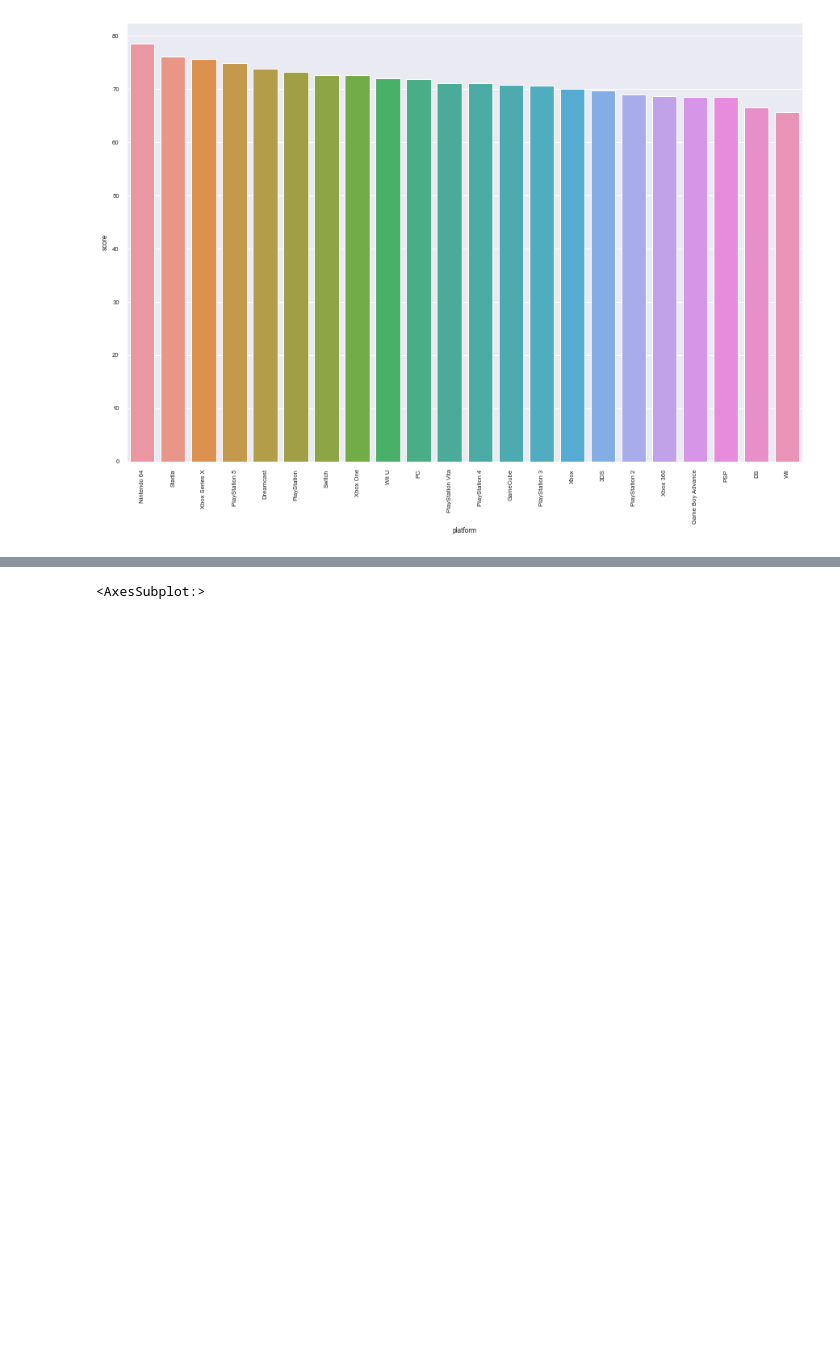
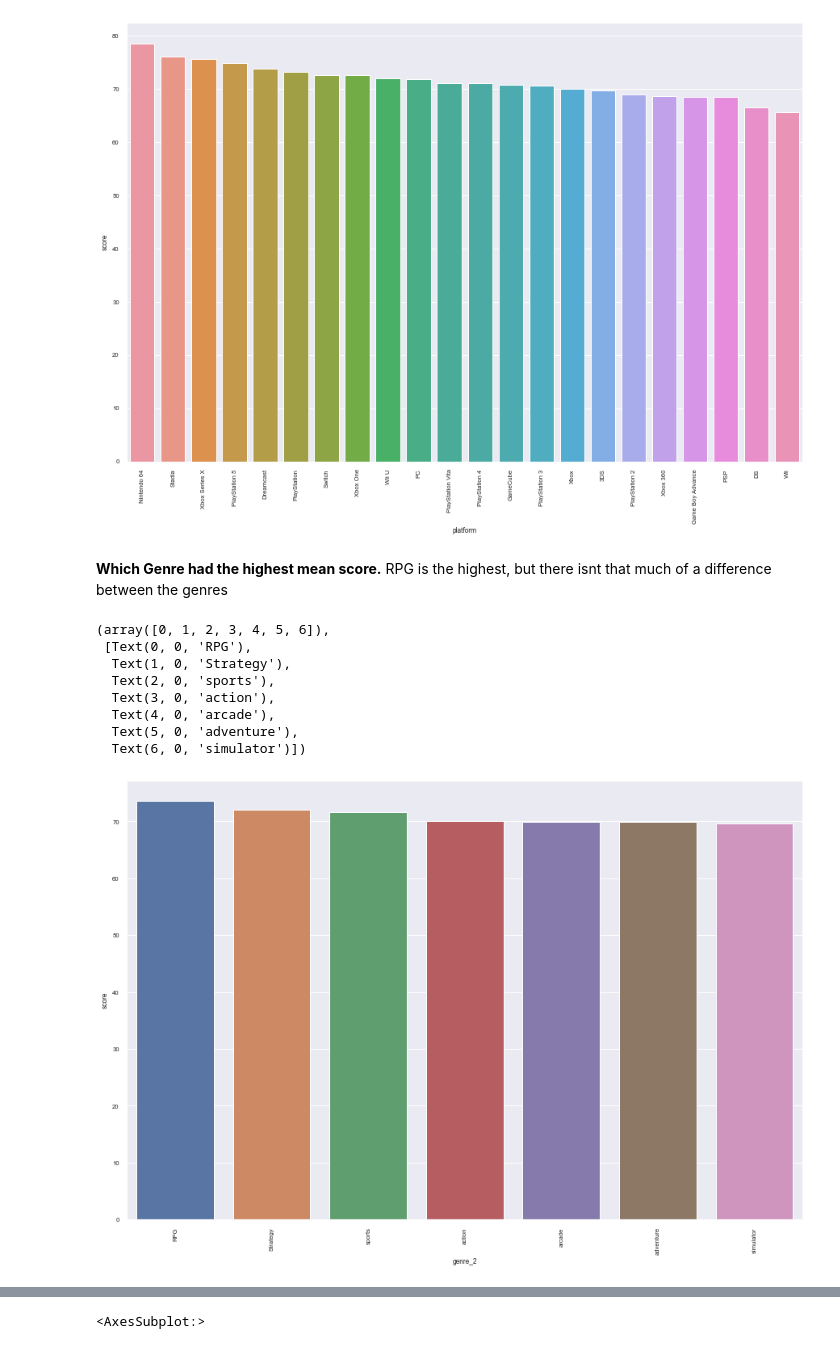
Before and after one commit to Tzach182/Data_Science_Project, a Jupyter notebook: step_3_exploratory_data_analysis.ipynb, the cells around one changed output, grey strips where cells are left out. Saved outputs shown, nothing was run; the diff lists cells and outputs as text; code cells hidden in the pictures; blank space fills up the shorter version.

```diff
--- a/step_3_exploratory_data_analysis.ipynb
+++ b/step_3_exploratory_data_analysis.ipynb
@@ -148,4 +148,23 @@ plt.xticks(rotation=90)
   Text(20, 0, 'DS'),
   Text(21, 0, 'Wii')])
 [figure]
+# %% [markdown]
+**Which Genre had the highest mean score.** RPG is the highest, but there isnt that much of a difference between the genres
+# %%
+data_platform = df.groupby(by=['genre_2'])['score'].mean()
+data_platform = data_platform.reset_index()
+data_platform = data_platform.sort_values(by=['score'], ascending=False)
+plt.figure(figsize=(15, 10))
+sns.barplot(x="genre_2", y="score", data=data_platform)
+plt.xticks(rotation=90)
+# %% [output]
+(array([0, 1, 2, 3, 4, 5, 6]),
+ [Text(0, 0, 'RPG'),
+  Text(1, 0, 'Strategy'),
+  Text(2, 0, 'sports'),
+  Text(3, 0, 'action'),
+  Text(4, 0, 'arcade'),
+  Text(5, 0, 'adventure'),
+  Text(6, 0, 'simulator')])
+[figure, added]
 # %% [markdown]
```
Also changed, not shown: parts of 9 cells of this notebook.
